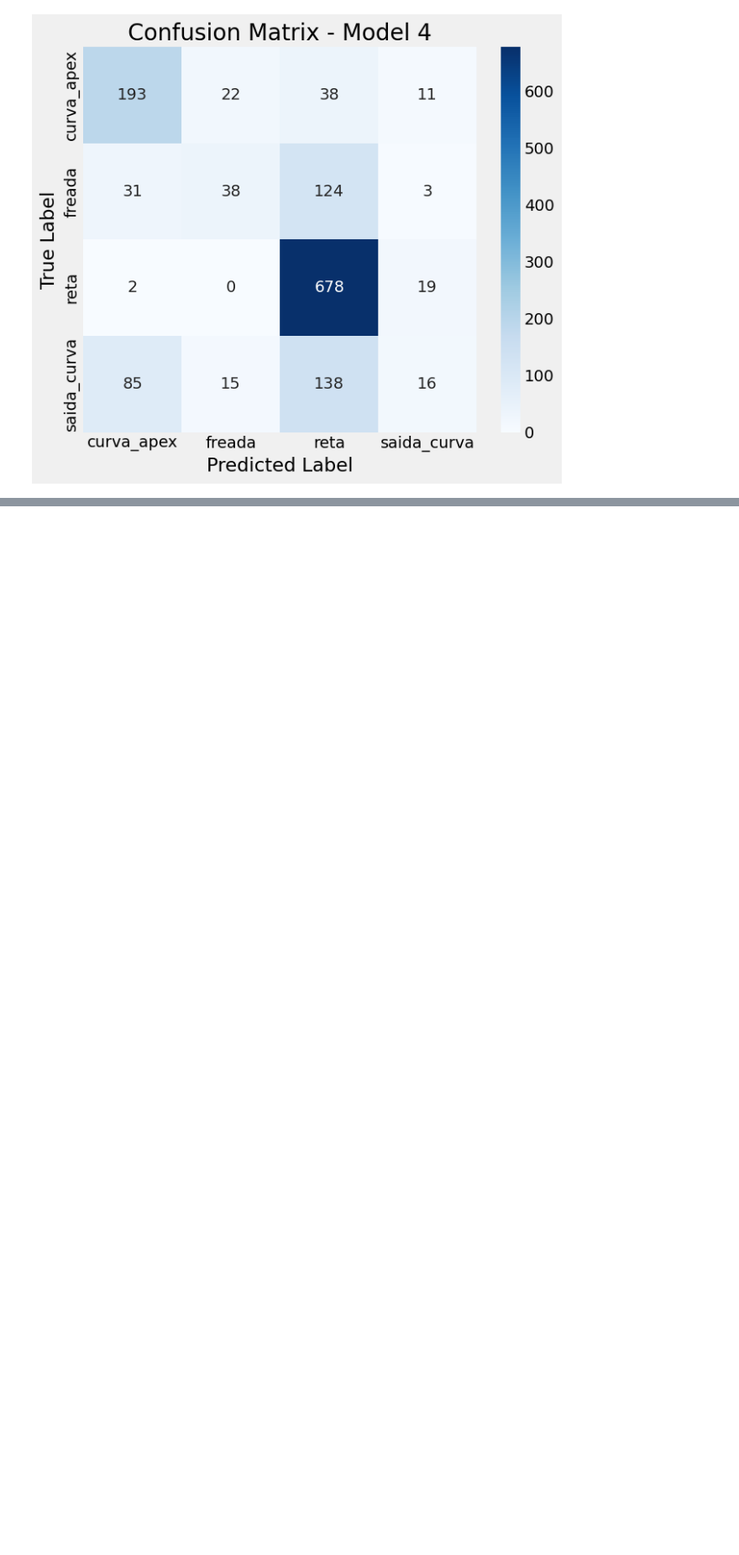
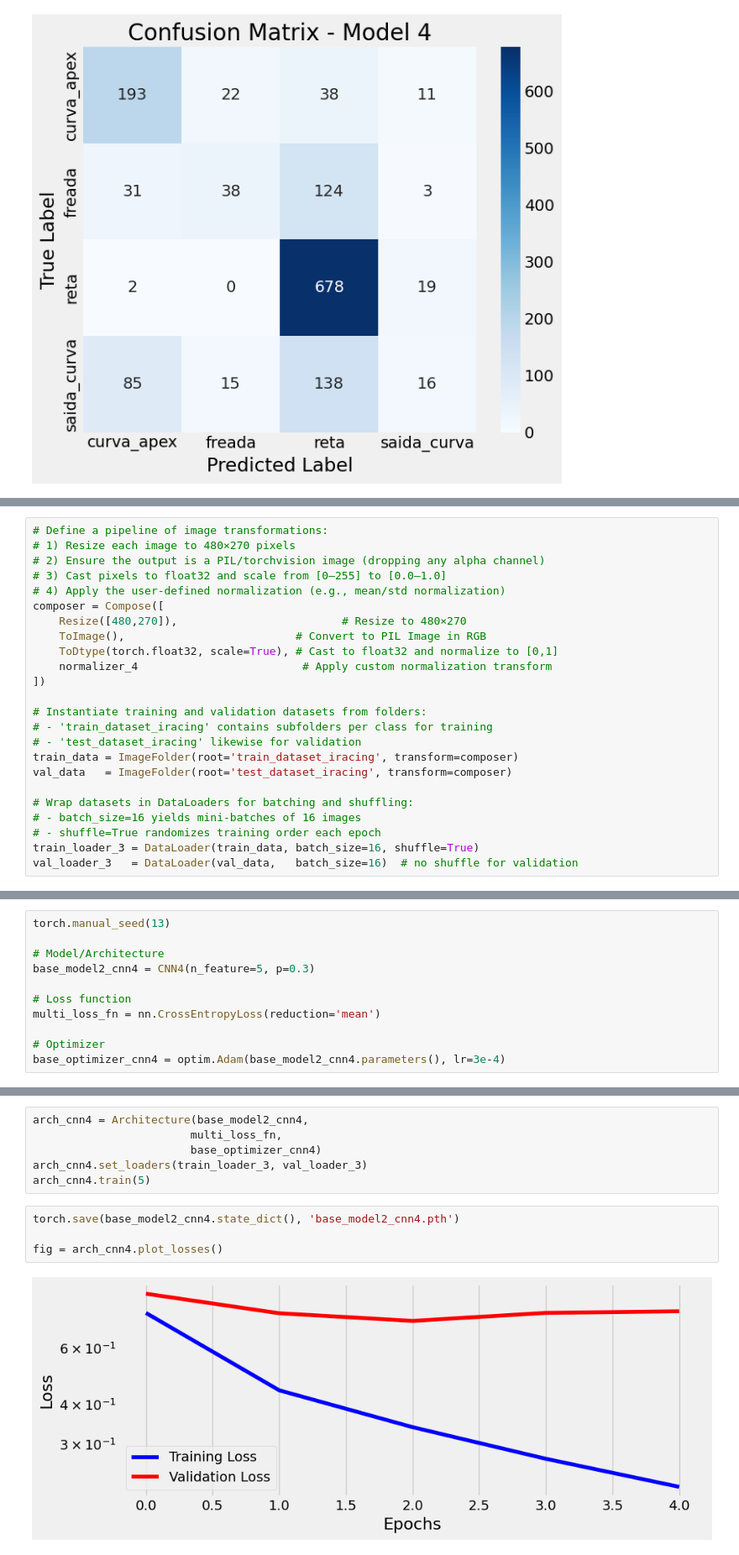
Before and after one commit to TomazFilgueira/UFRN-ML-2025-1-AutoParts_Classification, a Jupyter notebook: Iracing_classification.ipynb, the cells around one changed output, grey strips where cells are left out. Shown at 84% size. Drawn from its saved outputs; the diff is of its cells as text; blank space fills up the shorter version.

Commit message:
update models with image size 480x270

```diff
--- a/Iracing_classification.ipynb
+++ b/Iracing_classification.ipynb
@@ -1417,0 +1617,24 @@ plt.show()
+# %%
+# Define a pipeline of image transformations:
+# 1) Resize each image to 480×270 pixels
+# 2) Ensure the output is a PIL/torchvision image (dropping any alpha channel)
+# 3) Cast pixels to float32 and scale from [0–255] to [0.0–1.0]
+# 4) Apply the user-defined normalization (e.g., mean/std normalization)
+composer = Compose([
+    Resize([480,270]),                         # Resize to 480×270
+    ToImage(),                          # Convert to PIL Image in RGB
+    ToDtype(torch.float32, scale=True), # Cast to float32 and normalize to [0,1]
+    normalizer_4                         # Apply custom normalization transform
+])
+
+# Instantiate training and validation datasets from folders:
+# - 'train_dataset_iracing' contains subfolders per class for training
+# - 'test_dataset_iracing' likewise for validation
+train_data = ImageFolder(root='train_dataset_iracing', transform=composer)
+val_data   = ImageFolder(root='test_dataset_iracing', transform=composer)
+
+# Wrap datasets in DataLoaders for batching and shuffling:
+# - batch_size=16 yields mini-batches of 16 images
+# - shuffle=True randomizes training order each epoch
+train_loader_3 = DataLoader(train_data, batch_size=16, shuffle=True)
+val_loader_3   = DataLoader(val_data,   batch_size=16)  # no shuffle for validation
@@ -1417,0 +1643,11 @@ plt.show()
+# %%
+torch.manual_seed(13)
+
+# Model/Architecture
+base_model2_cnn4 = CNN4(n_feature=5, p=0.3)
+
+# Loss function
+multi_loss_fn = nn.CrossEntropyLoss(reduction='mean')
+
+# Optimizer
+base_optimizer_cnn4 = optim.Adam(base_model2_cnn4.parameters(), lr=3e-4)
@@ -1417,0 +1656,12 @@ plt.show()
+# %%
+arch_cnn4 = Architecture(base_model2_cnn4,
+                        multi_loss_fn,
+                        base_optimizer_cnn4)
+arch_cnn4.set_loaders(train_loader_3, val_loader_3)
+arch_cnn4.train(5)
+# %%
+torch.save(base_model2_cnn4.state_dict(), 'base_model2_cnn4.pth')
+
+fig = arch_cnn4.plot_losses()
+# %% [output]
+[figure, added]
```
Also changed, not shown: parts of 30 cells of this notebook, 5 other files.
